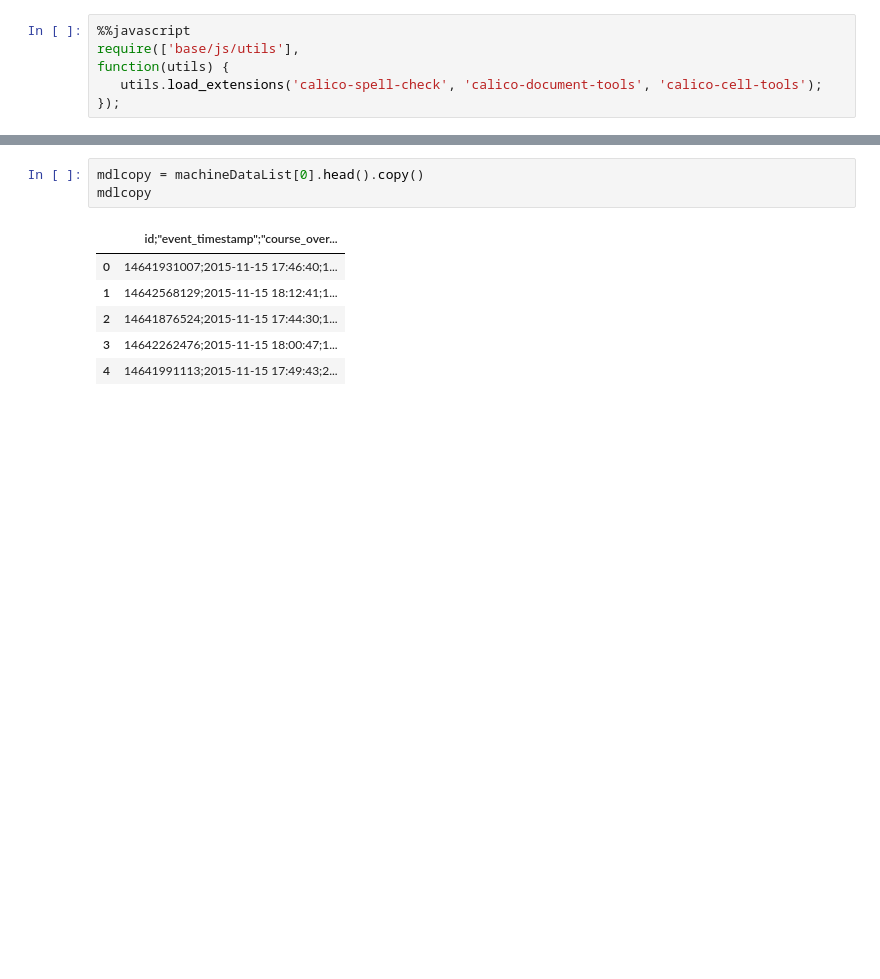
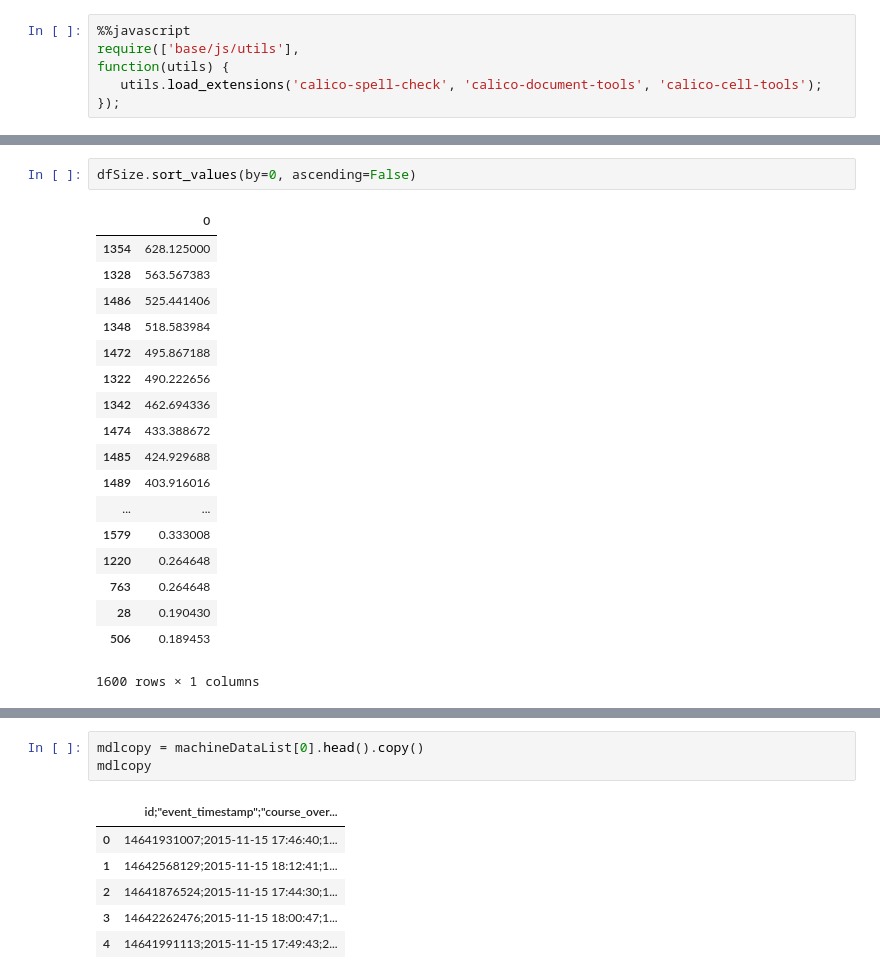
Before and after one commit to OscarZhou/DataScienceProject3, a Jupyter notebook: Project3/Notebook/exploratory notebook.ipynb, the cells around one changed output, grey strips where cells are left out. Cells and saved outputs as stored; diff of their text form; blank space fills up the shorter version.

```diff
--- a/Project3/Notebook/exploratory notebook.ipynb
+++ b/Project3/Notebook/exploratory notebook.ipynb
@@ -114,0 +565,21 @@ function(utils) {
+# %%
+dfSize.sort_values(by=0, ascending=False)
+# %% [output]
+|  | 0 |
+| 1354 | 628.125000 |
+| 1328 | 563.567383 |
+| 1486 | 525.441406 |
+| 1348 | 518.583984 |
+| 1472 | 495.867188 |
+| 1322 | 490.222656 |
+| 1342 | 462.694336 |
+| 1474 | 433.388672 |
+| 1485 | 424.929688 |
+| 1489 | 403.916016 |
+| ... | ... |
+| 1579 | 0.333008 |
+| 1220 | 0.264648 |
+| 763 | 0.264648 |
+| 28 | 0.190430 |
+| 506 | 0.189453 |
+1600 rows × 1 columns
```
Also changed, not shown: parts of 30 cells of this notebook.
